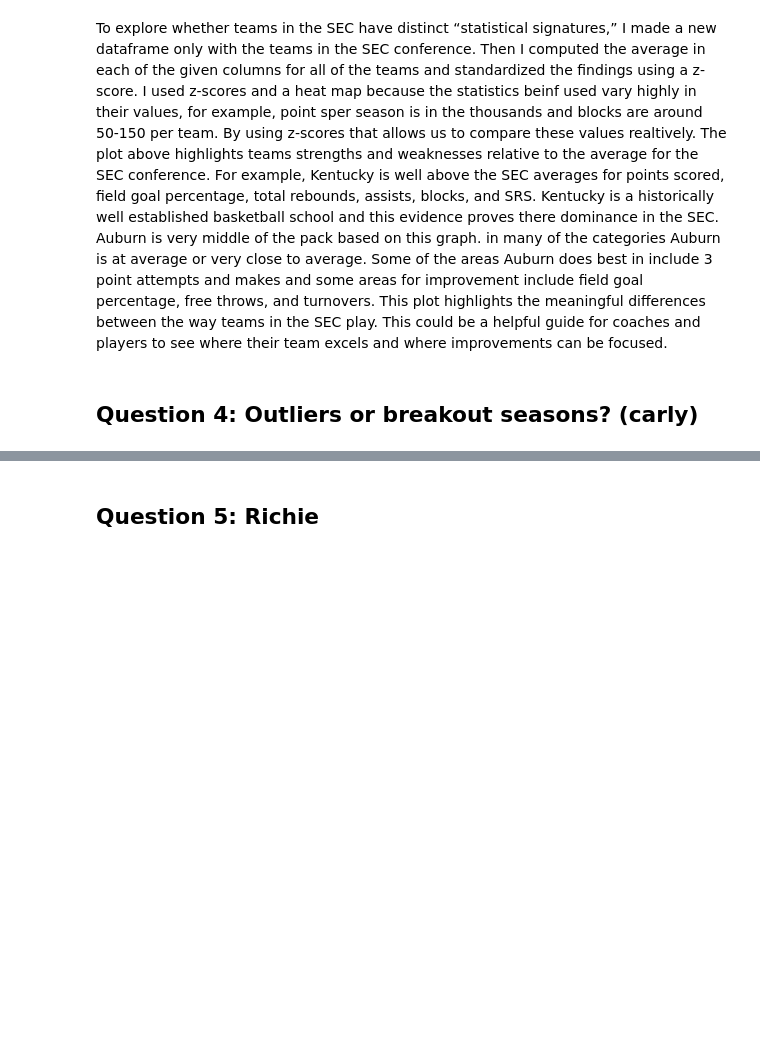
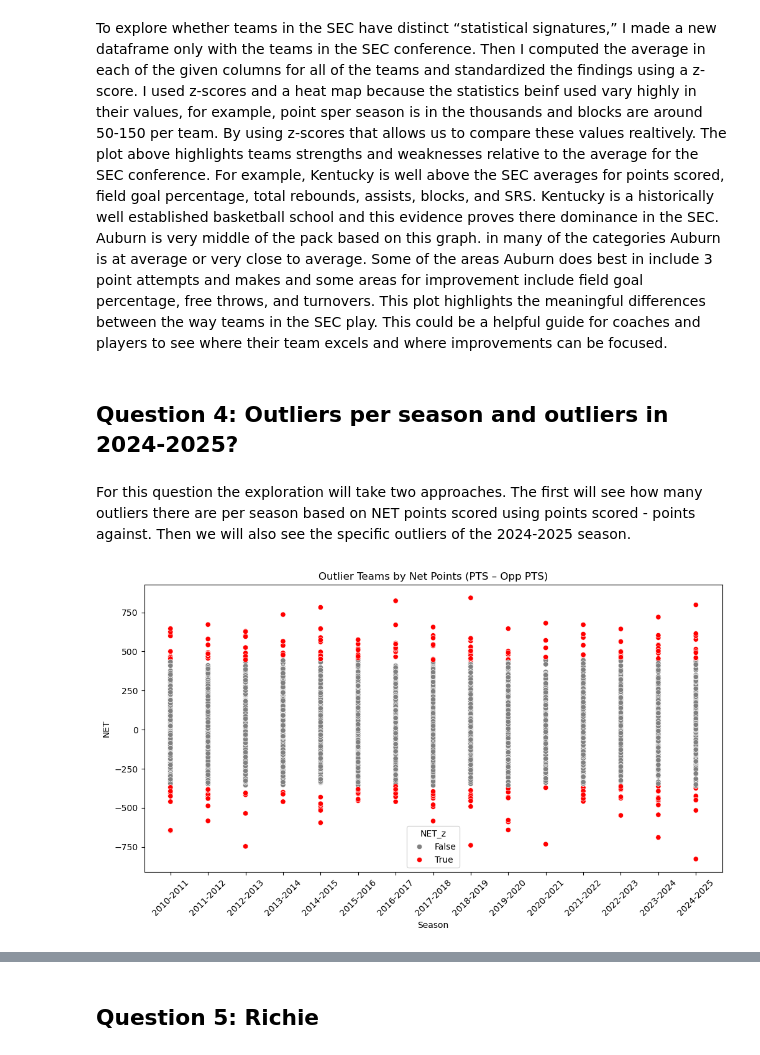
Before and after one commit to ccw0076/EDA_Project, a Jupyter notebook: eda_cbb_project.ipynb, the cells around one changed output, grey strips where cells are left out. Saved outputs shown, nothing was run; the diff lists cells and outputs as text; code cells hidden in the pictures; blank space fills up the shorter version.

Commit message:
Completed Question 4 - Carly

```diff
--- a/eda_cbb_project.ipynb
+++ b/eda_cbb_project.ipynb
@@ -332,4 +335,32 @@ plt.show()
 # %% [markdown]
 To explore whether teams in the SEC have distinct “statistical signatures,” I made a new dataframe only with the teams in the SEC conference. Then I computed the average in each of the given columns for all of the teams and standardized the findings using a z-score. I used z-scores and a heat map because the statistics beinf used vary highly in their values, for example, point sper season is in the thousands and blocks are around 50-150 per team. By using z-scores that allows us to compare these values realtively. The plot above highlights teams strengths and weaknesses relative to the average for the SEC conference. For example, Kentucky is well above the SEC averages for points scored, field goal percentage, total rebounds, assists, blocks, and SRS. Kentucky is a historically well established basketball school and this evidence proves there dominance in the SEC. Auburn is very middle of the pack based on this graph. in many of the categories Auburn is at average or very close to average. Some of the areas Auburn does best in include 3 point attempts and makes and some areas for improvement include field goal percentage, free throws, and turnovers. This plot highlights the meaningful differences between the way teams in the SEC play. This could be a helpful guide for coaches and players to see where their team excels and where improvements can be focused.
 # %% [markdown]
-## Question 4: Outliers or breakout seasons? (carly)
+## Question 4: Outliers per season and outliers in 2024-2025?
+# %% [markdown]
+For this question the exploration will take two approaches. The first will see how many outliers there are per season based on NET points scored using points scored - points against. Then we will also see the specific outliers of the 2024-2025 season.
+# %%
+import numpy as np
+
+#using net for outliers, points scored - points against
+df_all["NET"] = df_all["PTS"] - df_all["Opp PTS"]
+
+#using z scores to compare teams relatively
+df_all["NET_z"] = (df_all["NET"] - df_all["NET"].mean()) / df_all["NET"].std()
+
+team_outliers = df_all[(df_all["NET_z"].abs() > 2)]
+team_outliers[["School", "Season", "NET", "NET_z"]]
+
+#plot showing how many outliers per season
+plt.figure(figsize=(12,6))
+sns.scatterplot(
+    data=df_all,
+    x="Season",
+    y="NET",
+    hue=(df_all["NET_z"].abs() > 2),
+    palette={False: "gray", True: "red"}
+)
+plt.xticks(rotation=45)
+plt.title("Outlier Teams by Net Points (PTS – Opp PTS)")
+plt.show()
+# %% [output]
+[figure, added]
```
Also changed, not shown: parts of 4 cells of this notebook.
